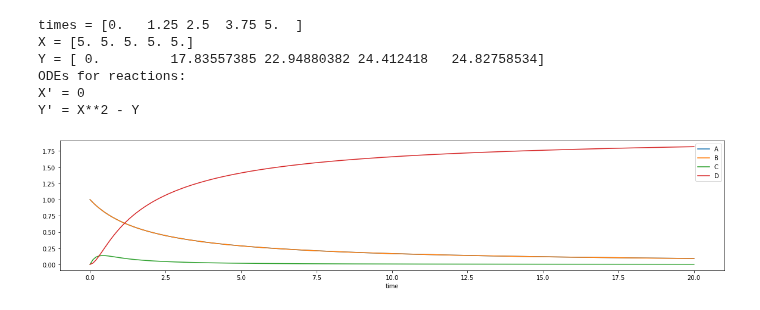
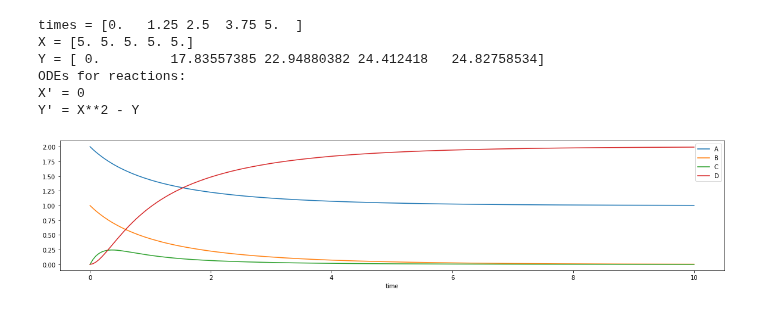
Before and after one commit to UC-Davis-molecular-computing/gpac, a Jupyter notebook: notebook.ipynb, the cells around one changed output. Cells and saved outputs as stored; diff of their text form; code cells hidden in the pictures.

```diff
--- a/notebook.ipynb
+++ b/notebook.ipynb
@@ -143,20 +143,20 @@ Y' = X**2 - Y
 # %%
 # examples of additional CRN notation
 # You can specify reversible reactions, and rate constants in each direction
 
 # This encodes the CRN
 # A+B --0.5--> 2C
 #  2C ---4---> A+B
 #   C ---5---> D
 # The first two reactions are specified as a reversible reaction using | instead of >>
 # k means the forward rate constant, r means the reverse rate constant
 a,b,c,d = gpac.species('A B C D')
 rxns = [
     (a+b | 2*c).k(0.5).r(4),
-    (c >> d).k(5)
+    (c >> d).k(5),
 ]
-initial_values = {a:1, b:1}
-t_eval = np.linspace(0, 20, 200)
+initial_values = {a:2, b:1}
+t_eval = np.linspace(0, 10, 200)
 gpac.plot_crn(rxns, initial_values, t_eval=t_eval, figure_size=(20,4))
 # %% [output]
-[figure, old version]
+[figure, new version]
```
